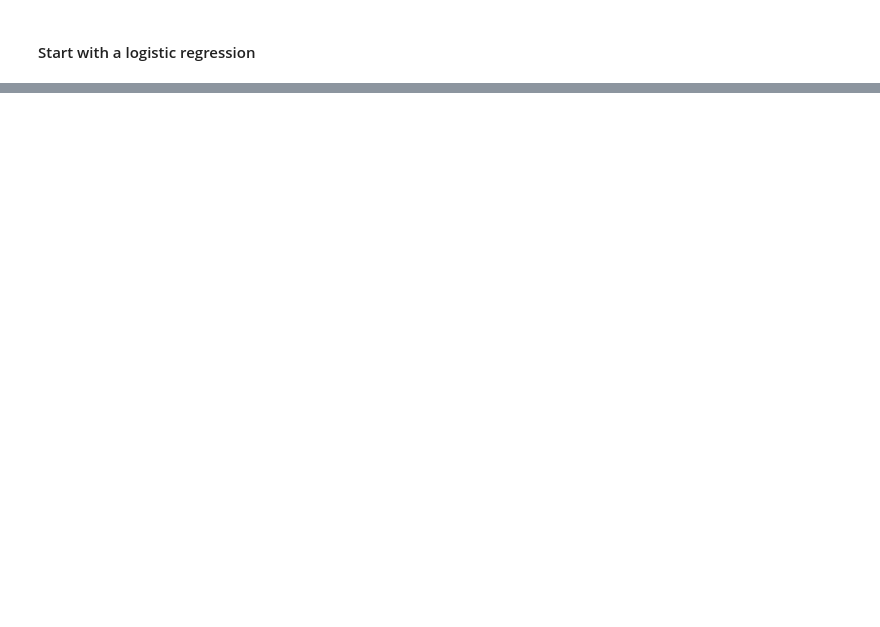
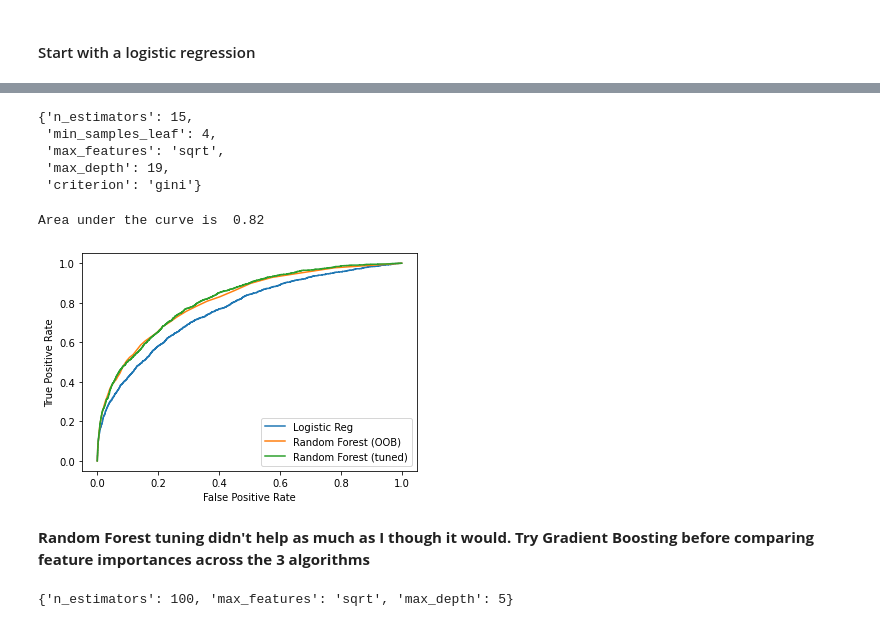
Before and after one commit to mrose10/ICU-Mortality-Prediction_Women-in-Data, a Jupyter notebook: notebooks/Modeling.ipynb, the cells around one changed output, grey strips where cells are left out. Cells and saved outputs as stored; diff of their text form; code cells hidden in the pictures; blank space fills up the shorter version.

```diff
--- a/notebooks/Modeling.ipynb
+++ b/notebooks/Modeling.ipynb
@@ -48,0 +109,11 @@ features
+# %%
+from sklearn.model_selection import RandomizedSearchCV
+
+param_grid = {'n_estimators':np.arange(1,20), #number of trees built before voting,
+              'max_features':['auto','sqrt'], #number of features in each tree,
+              'max_depth':np.arange(1,20),
+              'min_samples_leaf': np.arange(1,10),
+              'criterion' : ['gini', 'entropy']}
+model = RandomForestClassifier()
+model_cv= RandomizedSearchCV(model,param_grid,cv=5)
+model_cv.fit(Xtrain,ytrain)
@@ -48,0 +138,45 @@ features
+# %%
+model_cv.best_params_
+# %% [output]
+{'n_estimators': 15,
+ 'min_samples_leaf': 4,
+ 'max_features': 'sqrt',
+ 'max_depth': 19,
+ 'criterion': 'gini'}
+# %%
+ypred = model_cv.predict_proba(Xtest)
+fprRFt, tprRFt, thresholds = roc_curve(ytest, ypred[:,1])
+roc_aucRFt = auc(fprRFt, tprRFt)
+
+print('Area under the curve is ', round(roc_aucRFt,2))
+# %% [output]
+Area under the curve is  0.82
+# %%
+# Plot ROC
+plt.plot(fpr,tpr)
+plt.plot(fprRF,tprRF)
+plt.plot(fprRFt,tprRFt)
+plt.xlabel('False Positive Rate')
+plt.ylabel('True Positive Rate')
+plt.legend(['Logistic Reg','Random Forest (OOB)','Random Forest (tuned)'])
+plt.show()
+# %% [output]
+[figure, added]
+# %% [markdown]
+**Random Forest tuning didn't help as much as I though it would. Try Gradient Boosting before comparing feature importances across the 3 algorithms**
+# %%
+from sklearn.ensemble import GradientBoostingClassifier
+
+#param_grid = {'n_estimators':np.array([50,100,200]), #number of trees built before voting,
+              #'learning_rate':np.array([0.05, 0.25, 0.75, 1]),
+#              'max_features':['sqrt'], #number of features in each tree,
+#              'max_depth':np.array([5,10,20]),
+#                }
+
+#gb = GradientBoostingClassifier()
+#gb_cv= RandomizedSearchCV(gb,param_grid,cv=5)
+#gb_cv.fit(Xtrain, ytrain)
+
+gb_cv.best_params_
+# %% [output]
+{'n_estimators': 100, 'max_features': 'sqrt', 'max_depth': 5}
```
Also changed, not shown: parts of 20 cells of this notebook, 4 other files.
